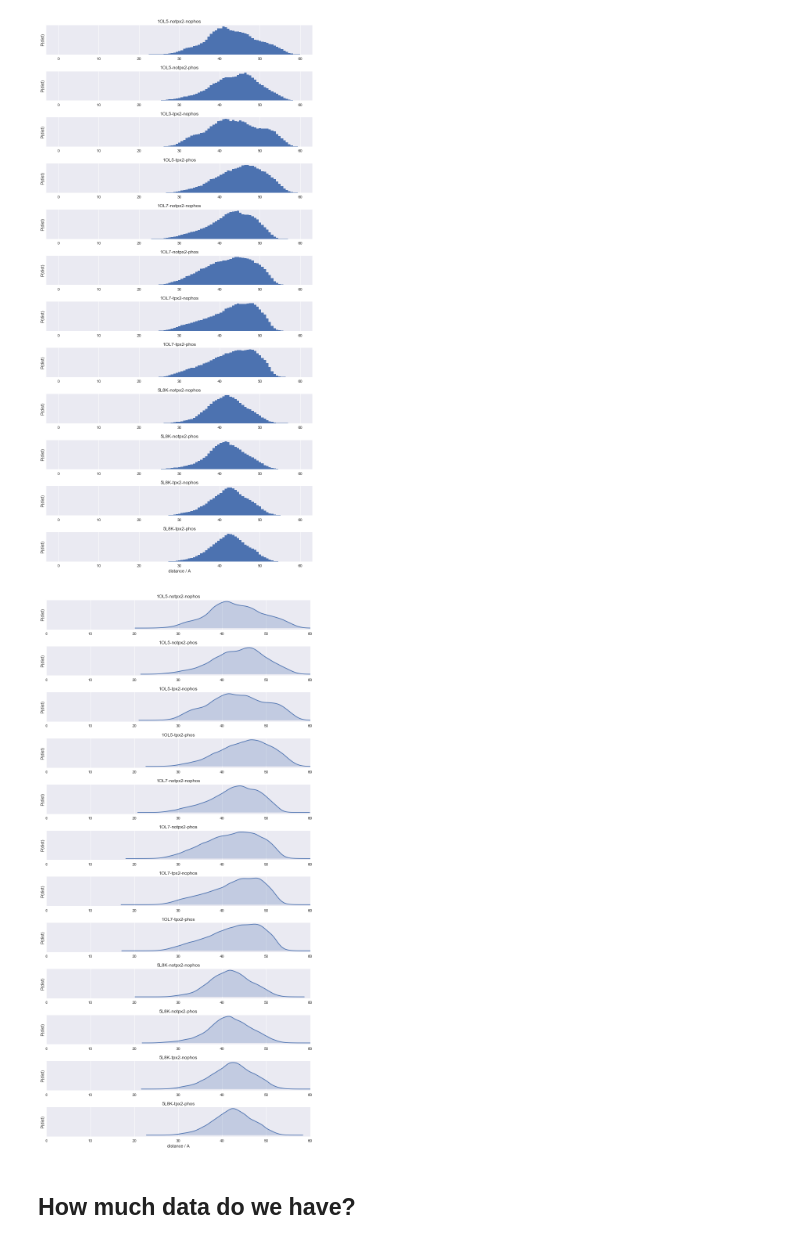
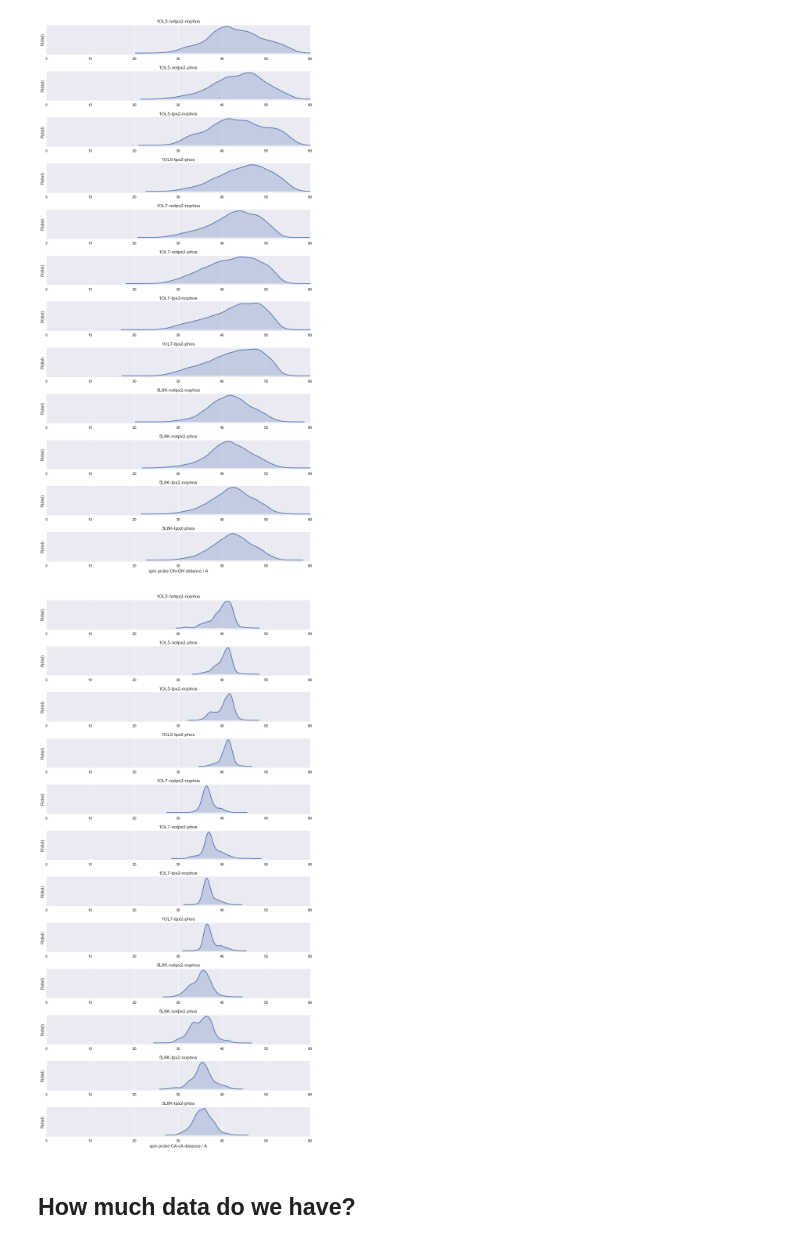
Before and after one commit to choderalab/AURKA_UMN, a Jupyter notebook: spin-probe-analysis/Analysis of spin probe distances.ipynb, the cells around one changed output. Saved outputs shown, nothing was run; the diff lists cells and outputs as text; code cells hidden in the pictures.

```diff
--- a/spin-probe-analysis/Analysis of spin probe distances.ipynb
+++ b/spin-probe-analysis/Analysis of spin probe distances.ipynb
@@ -11,16 +11,6 @@ nruns = 12
 ndiscard = 500 # discard the first this many frames
 nbins = 100
 frame_interval = 0.5 # nanoseconds
-# %%
-# Load trajectories
-# convert to Angstroms and discard initial equilibration
-runs = list()
-for run_index in range(nruns):
-    clones = np.load('data/run%d.npy' % run_index)
-    nclones = len(clones)
-    for clone_index in range(nclones):
-            clones[clone_index] = clones[clone_index][ndiscard:,:] * 10
-    runs.append(clones)
 # %%
 run_index = {
     0: '1OL5-notpx2-nophos',
@@ -36,3 +26,17 @@ run_index = {
     10: '5L8K-tpx2-nophos',
     11: '5L8K-tpx2-phos',
 }
+# %%
+# Load in all data and report total amount of data
+# convert to Angstroms and discard initial equilibration
+runs = list()
+for run in range(nruns):
+    clones = np.load('data/run%d.npy' % run)
+    nclones = len(clones)
+    runs.append(clones)
+
+for run in range(nruns):
+    clones = runs[run]
+    nframes = sum([clone.shape[0] for clone in clones])
+    aggregate_time = frame_interval * nframes
+    print('%64s : %8.3f ns aggregate' % (run_index[run], aggregate_time))
@@ -38,0 +56,16 @@ run_index = {
+# %%
+# Load trajectories
+# convert to Angstroms and discard initial equilibration
+runs = list()
+for run in range(nruns):
+    clones = np.load('data/run%d.npy' % run)
+    nclones = len(clones)
+    for clone_index in range(nclones):
+            clones[clone_index] = clones[clone_index][ndiscard:,:] * 10
+    runs.append(clones)
+# %%
+for run in range(nruns):
+    clones = runs[run]
+    nframes = sum([clone.shape[0] for clone in clones])
+    aggregate_time = frame_interval * nframes
+    print('%64s : %8.3f ns aggregate' % (run_index[run], aggregate_time))
@@ -39,23 +85,23 @@ run_index = {
 # %%
 figure = plt.figure(figsize=[10,20])
 maxdist = 60 # angstroms
 bins = np.linspace(0, maxdist, nbins)
 for run in range(nruns):
     plt.subplot(nruns,1,run+1)
     clones = runs[run]
-    plt.hist(np.concatenate([clone[:,0] for clone in clones]), bins)
+    sns.kdeplot(np.concatenate([clone[:,0] for clone in clones]), shade=True).set(xlim=(0, maxdist))
     plt.yticks([])
     if run != (nruns-1):
         #plt.xticks([])
         pass
     else:
-        plt.xlabel('distance / A')
+        plt.xlabel('spin probe ON-ON distance / A')
     plt.ylabel('P(dist)');
     plt.title(run_index[run])
 
 figure.tight_layout()
 # %% [output]
-[figure, old version]
+[figure, new version]
 # %%
 figure = plt.figure(figsize=[10,20])
 maxdist = 60 # angstroms
@@ -63,19 +109,19 @@ bins = np.linspace(0, maxdist, nbins)
 for run in range(nruns):
     plt.subplot(nruns,1,run+1)
     clones = runs[run]
-    sns.kdeplot(np.concatenate([clone[:,0] for clone in clones]), shade=True).set(xlim=(0, maxdist))
+    sns.kdeplot(np.concatenate([clone[:,1] for clone in clones]), shade=True).set(xlim=(0, maxdist))
     plt.yticks([])
     if run != (nruns-1):
         #plt.xticks([])
         pass
     else:
-        plt.xlabel('distance / A')
+        plt.xlabel('spin probe CA-cA distance / A')
     plt.ylabel('P(dist)');
     plt.title(run_index[run])
 
 figure.tight_layout()
 # %% [output]
-[figure, old version]
+[figure, new version]
 # %% [markdown]
 ## How much data do we have?
 # %%
```
Also changed, not shown: parts of 11 cells of this notebook.
